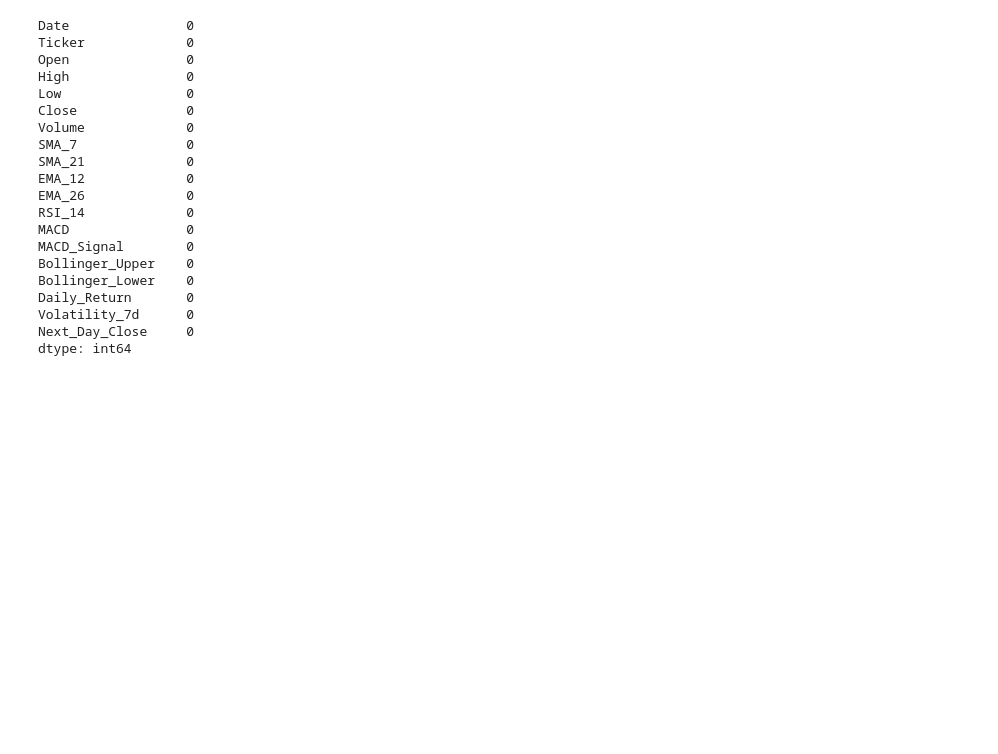
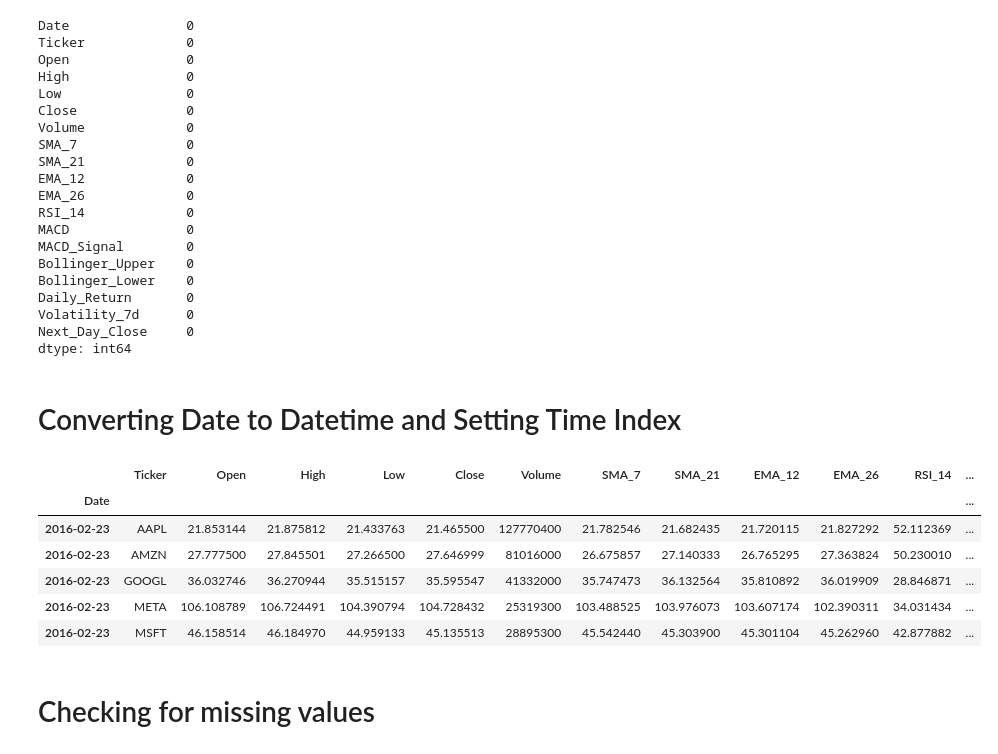
Before and after one commit to Agumekenneth/Time-series-, a Jupyter notebook: practical/ts.ipynb, the cells around one changed output. Cells and saved outputs as stored; diff of their text form; code cells hidden in the pictures; blank space fills up the shorter version.

```diff
--- a/practical/ts.ipynb
+++ b/practical/ts.ipynb
@@ -78,3 +78,8 @@ Daily_Return       0
 Volatility_7d      0
 Next_Day_Close     0
 dtype: int64
+# %% [markdown]
+ # Converting Date to Datetime and Setting Time Index
+# %%
+# Convert Date column to datetime
+df['Date'] = pd.to_datetime(df['Date'])
@@ -80,0 +92,13 @@ dtype: int64
+# %%
+# Checking the results
+df.head()
+# %% [output]
+|  | Ticker | Open | High | Low | Close | Volume | SMA_7 | SMA_21 | EMA_12 | EMA_26 | RSI_14 | ... |
+| Date |  |  |  |  |  |  |  |  |  |  |  | ... |
+| 2016-02-23 | AAPL | 21.853144 | 21.875812 | 21.433763 | 21.465500 | 127770400 | 21.782546 | 21.682435 | 21.720115 | 21.827292 | 52.112369 | ... |
+| 2016-02-23 | AMZN | 27.777500 | 27.845501 | 27.266500 | 27.646999 | 81016000 | 26.675857 | 27.140333 | 26.765295 | 27.363824 | 50.230010 | ... |
+| 2016-02-23 | GOOGL | 36.032746 | 36.270944 | 35.515157 | 35.595547 | 41332000 | 35.747473 | 36.132564 | 35.810892 | 36.019909 | 28.846871 | ... |
+| 2016-02-23 | META | 106.108789 | 106.724491 | 104.390794 | 104.728432 | 25319300 | 103.488525 | 103.976073 | 103.607174 | 102.390311 | 34.031434 | ... |
+| 2016-02-23 | MSFT | 46.158514 | 46.184970 | 44.959133 | 45.135513 | 28895300 | 45.542440 | 45.303900 | 45.301104 | 45.262960 | 42.877882 | ... |
+# %% [markdown]
+ # Checking for missing values
```
Also changed, not shown: parts of 8 cells of this notebook.
